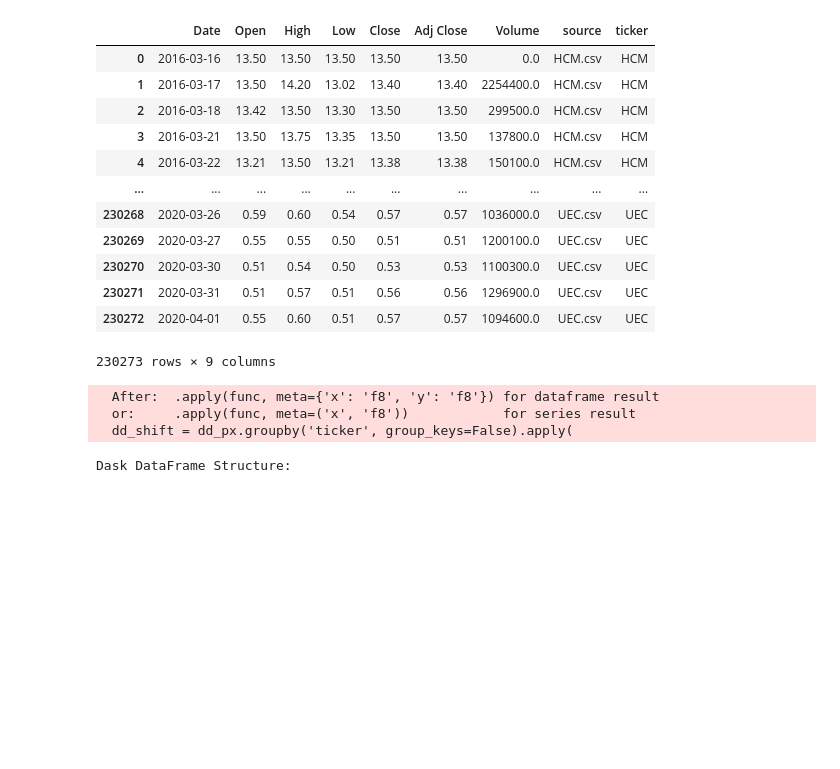
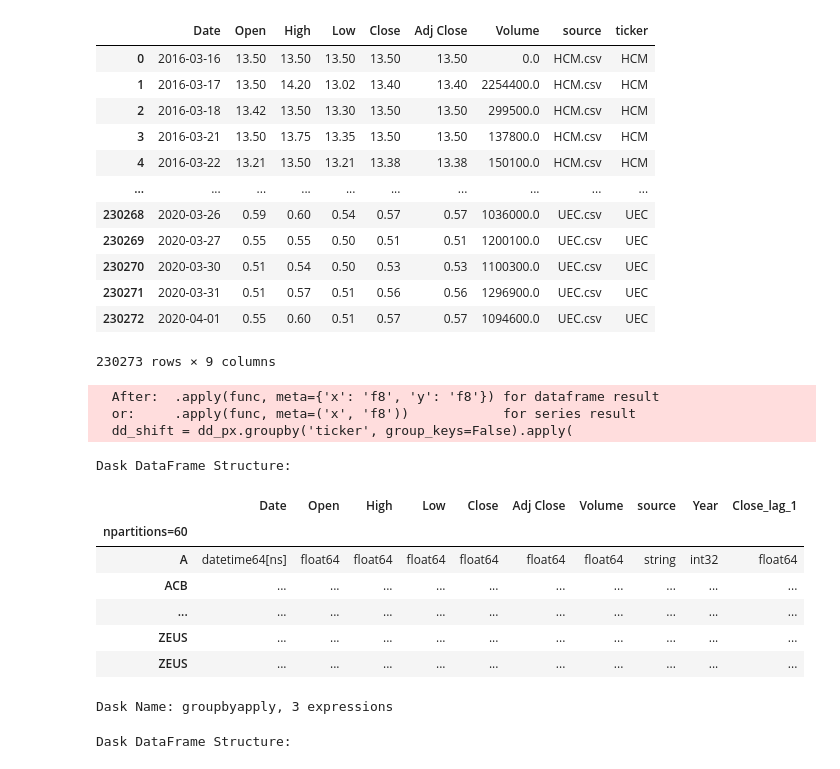
Before and after one commit to VincentSchaik/production, a Jupyter notebook: 01_materials/labs/02_data_engineering.ipynb, the cells around one changed output. Saved outputs shown, nothing was run; the diff lists cells and outputs as text; code cells hidden in the pictures; blank space fills up the shorter version.

```diff
--- a/01_materials/labs/02_data_engineering.ipynb
+++ b/01_materials/labs/02_data_engineering.ipynb
@@ -370,6 +370,18 @@ dd_shift = dd_px.groupby('ticker', group_keys=False).apply(
   After:  .apply(func, meta={'x': 'f8', 'y': 'f8'}) for dataframe result
   or:     .apply(func, meta=('x', 'f8'))            for series result
   dd_shift = dd_px.groupby('ticker', group_keys=False).apply(
+# %%
+dd_shift
+# %% [output]
+Dask DataFrame Structure:
+|  | Date | Open | High | Low | Close | Adj Close | Volume | source | Year | Close_lag_1 |
+| npartitions=60 |  |  |  |  |  |  |  |  |  |  |
+| A | datetime64[ns] | float64 | float64 | float64 | float64 | float64 | float64 | string | int32 | float64 |
+| ACB | ... | ... | ... | ... | ... | ... | ... | ... | ... | ... |
+| ... | ... | ... | ... | ... | ... | ... | ... | ... | ... | ... |
+| ZEUS | ... | ... | ... | ... | ... | ... | ... | ... | ... | ... |
+| ZEUS | ... | ... | ... | ... | ... | ... | ... | ... | ... | ... |
+Dask Name: groupbyapply, 3 expressions
 # %%
 dd_rets = dd_shift.assign(
     Returns = lambda x: x['Close']/x['Close_lag_1'] - 1
```
Also changed, not shown: parts of 3 cells of this notebook, 1 other file.
